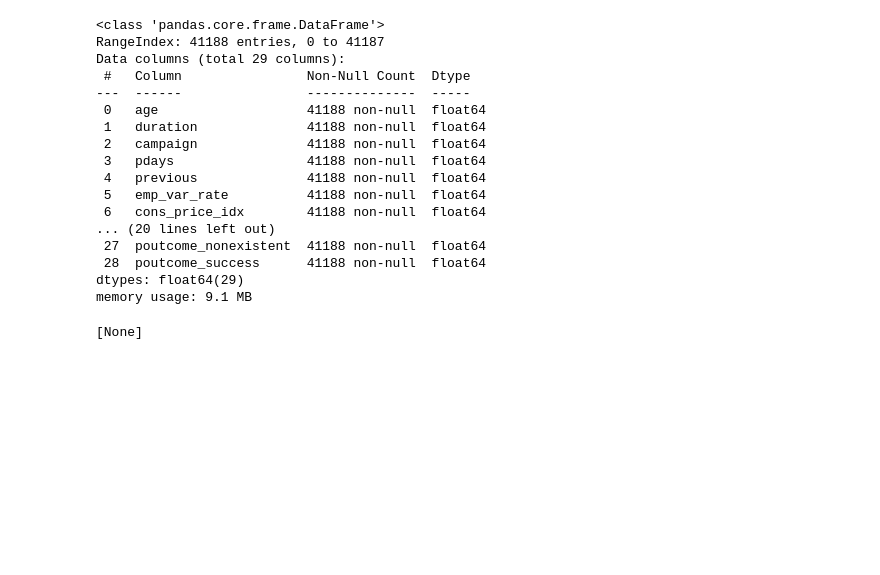
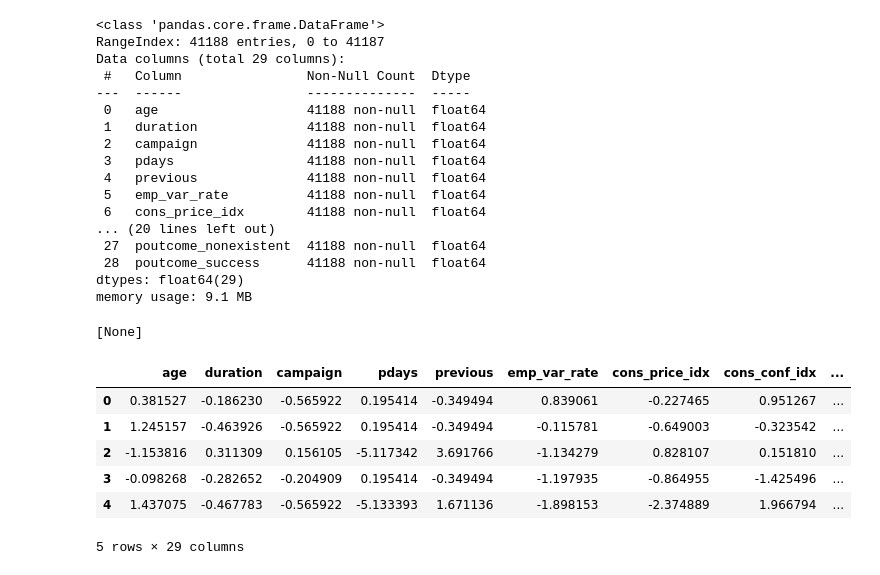
Before and after one commit to amaithi-sam/Bank-loan-eligibility-classifier-ml-and-mlops-with-mlflow, a Jupyter notebook: notebooks/Preprocessor_Pipeline.ipynb, the cells around one changed output. Cells and saved outputs as stored; diff of their text form; code cells hidden in the pictures; blank space fills up the shorter version.

```diff
--- a/notebooks/Preprocessor_Pipeline.ipynb
+++ b/notebooks/Preprocessor_Pipeline.ipynb
@@ -17,7 +17,7 @@ set_config(transform_output="pandas")
 import numpy as np
 import pprint
 # %%
-df = pd.read_csv("data/dataset_raw/banking.csv")
+df = pd.read_csv("../data/dataset_raw/banking.csv")
 # %%
 df.head()
 # %% [output]
@@ -371,4 +373,4 @@ X.head()
 | 3 | 39 | services | married | high.school | no | no | no | cellular | apr | fri | ... |
 | 4 | 55 | retired | married | basic.4y | no | yes | no | cellular | aug | fri | ... |
 # %%
-transformed_x = pipe.fit_transform(X)
+transformed_x = pipe.fit_transform(df)
@@ -393,3 +397,13 @@ Data columns (total 29 columns):
 dtypes: float64(29)
 memory usage: 9.1 MB
 [None]
+# %%
+transformed_x.head()
+# %% [output]
+|  | age | duration | campaign | pdays | previous | emp_var_rate | cons_price_idx | cons_conf_idx | ... |
+| 0 | 0.381527 | -0.186230 | -0.565922 | 0.195414 | -0.349494 | 0.839061 | -0.227465 | 0.951267 | ... |
+| 1 | 1.245157 | -0.463926 | -0.565922 | 0.195414 | -0.349494 | -0.115781 | -0.649003 | -0.323542 | ... |
+| 2 | -1.153816 | 0.311309 | 0.156105 | -5.117342 | 3.691766 | -1.134279 | 0.828107 | 0.151810 | ... |
+| 3 | -0.098268 | -0.282652 | -0.204909 | 0.195414 | -0.349494 | -1.197935 | -0.864955 | -1.425496 | ... |
+| 4 | 1.437075 | -0.467783 | -0.565922 | -5.133393 | 1.671136 | -1.898153 | -2.374889 | 1.966794 | ... |
+5 rows × 29 columns
```
Also changed, not shown: parts of 4 cells of this notebook, 25 other files.
